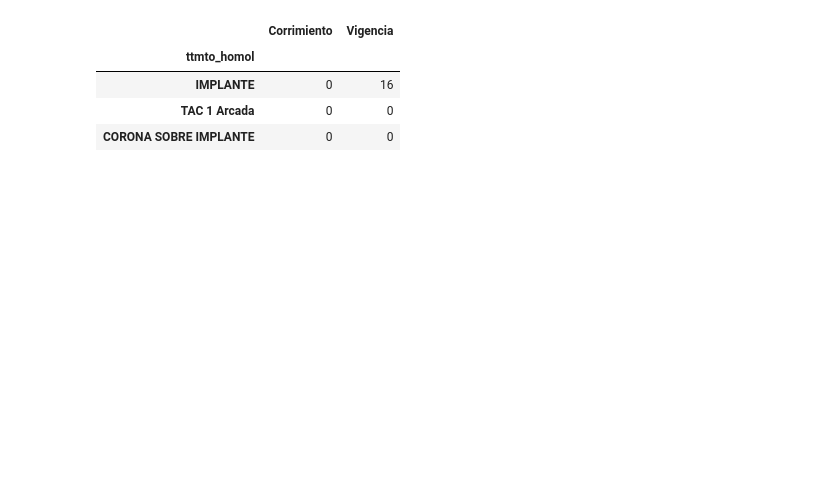
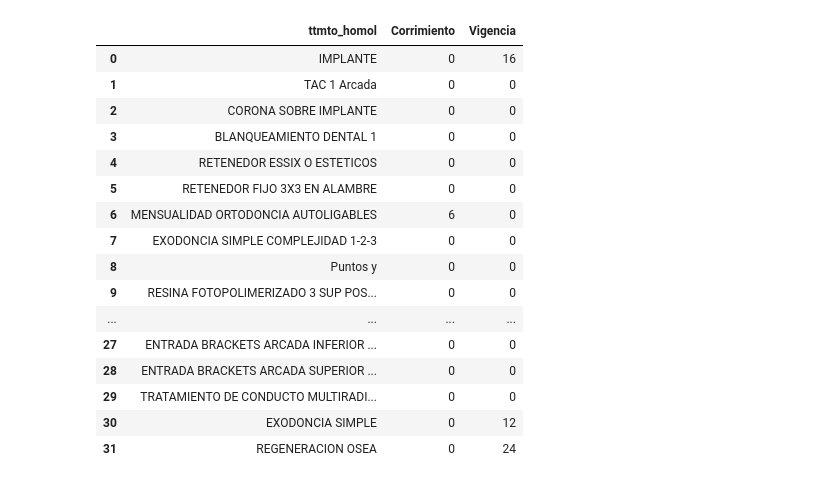
Before and after one commit to davidarango82/intro-data-sci-python, a Jupyter notebook: Untitled.ipynb, the cells around one changed output. Saved outputs shown, nothing was run; the diff lists cells and outputs as text; code cells hidden in the pictures; blank space fills up the shorter version.

```diff
--- a/Untitled.ipynb
+++ b/Untitled.ipynb
@@ -10,6 +10,7 @@ import pandas as pd
 
 pd.options.display.max_columns = 999
 pd.options.display.max_rows = 999
+pd.set_option('display.max_colwidth', -1)
 
 PPE = pd.read_csv('PPE_Calle_90_Ago_3.csv', encoding = 'unicode_escape', sep=',')
 PPE
@@ -99,22 +100,36 @@ dtype: object
 # %%
-#TABLA DE TRATAMIENTOS: CORRIMIENTO Y VIGENCIA (incluir VALOR UNITARIO)
+#TABLA DE SERVICIOS: CORRIMIENTO Y VIGENCIA (incluir VALOR UNITARIO)
 
-servicios_df2 = pd.DataFrame(PPE['ttmto_homol'].unique())
-servicios_df2['Corrimiento'] = 0
-servicios_df2['Vigencia'] = 0
-servicios_df2.rename(columns={0: 'ttmto_homol'}, inplace=True)
-servicios_df2 = servicios_df2.set_index('ttmto_homol')
+temp_df = pd.DataFrame(PPE['ttmto_homol'].unique())
+temp_df['Corrimiento'] = 0
+temp_df['Vigencia'] = 0
+temp_df.rename(columns={0: 'ttmto_homol'}, inplace=True)
+temp_df = temp_df.set_index('ttmto_homol')
 
-servicios_df2.loc['MENSUALIDAD ORTODONCIA AUTOLIGABLES ESTETICOS']=(6,0)
-servicios_df2.loc['IMPLANTE']=(0,16)
-servicios_df2.loc['EXODONCIA SIMPLE']=(0,12)
-servicios_df2.loc['EXODONCIA QUIRURGICA DE CORDAL']=(0,1)
-servicios_df2.loc['REGENERACION OSEA']=(0,24)
+temp_df.loc['MENSUALIDAD ORTODONCIA AUTOLIGABLES']=(6,0)
+temp_df.loc['MENSUALIDAD ORTODONCIA AUTOLIGADOS']=(6,0)
+temp_df.loc['IMPLANTE']=(0,16)
+temp_df.loc['EXODONCIA SIMPLE']=(0,12)
+temp_df.loc['EXODONCIA QUIRURGICA DE CORDAL (INCLUIDO SEMIERUPCIONADO)']=(0,1)
+temp_df.loc['REGENERACION OSEA']=(0,24)
 
-servicios_df2.head(3)
+temp_df = temp_df.reset_index() #comentar este para ver los nombres completos. buscar ampliar las columnas
+temp_df
 # %% [output]
-|  | Corrimiento | Vigencia |
-| ttmto_homol |  |  |
-| IMPLANTE | 0 | 16 |
-| TAC 1 Arcada | 0 | 0 |
-| CORONA SOBRE IMPLANTE | 0 | 0 |
+|  | ttmto_homol | Corrimiento | Vigencia |
+| 0 | IMPLANTE | 0 | 16 |
+| 1 | TAC 1 Arcada | 0 | 0 |
+| 2 | CORONA SOBRE IMPLANTE | 0 | 0 |
+| 3 | BLANQUEAMIENTO DENTAL 1 | 0 | 0 |
+| 4 | RETENEDOR ESSIX O ESTETICOS | 0 | 0 |
+| 5 | RETENEDOR FIJO 3X3 EN ALAMBRE | 0 | 0 |
+| 6 | MENSUALIDAD ORTODONCIA AUTOLIGABLES | 6 | 0 |
+| 7 | EXODONCIA SIMPLE COMPLEJIDAD 1-2-3 | 0 | 0 |
+| 8 | Puntos y | 0 | 0 |
+| 9 | RESINA FOTOPOLIMERIZADO 3 SUP POS... | 0 | 0 |
+| ... | ... | ... | ... |
+| 27 | ENTRADA BRACKETS ARCADA INFERIOR ... | 0 | 0 |
+| 28 | ENTRADA BRACKETS ARCADA SUPERIOR ... | 0 | 0 |
+| 29 | TRATAMIENTO DE CONDUCTO MULTIRADI... | 0 | 0 |
+| 30 | EXODONCIA SIMPLE | 0 | 12 |
+| 31 | REGENERACION OSEA | 0 | 24 |
```
Also changed, not shown: parts of 10 cells of this notebook, 1 other file.
